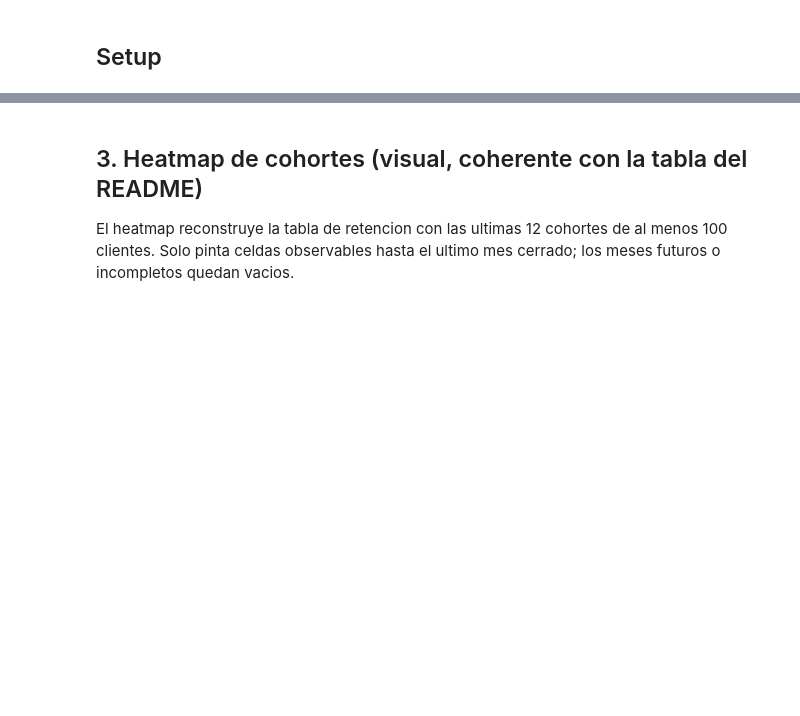
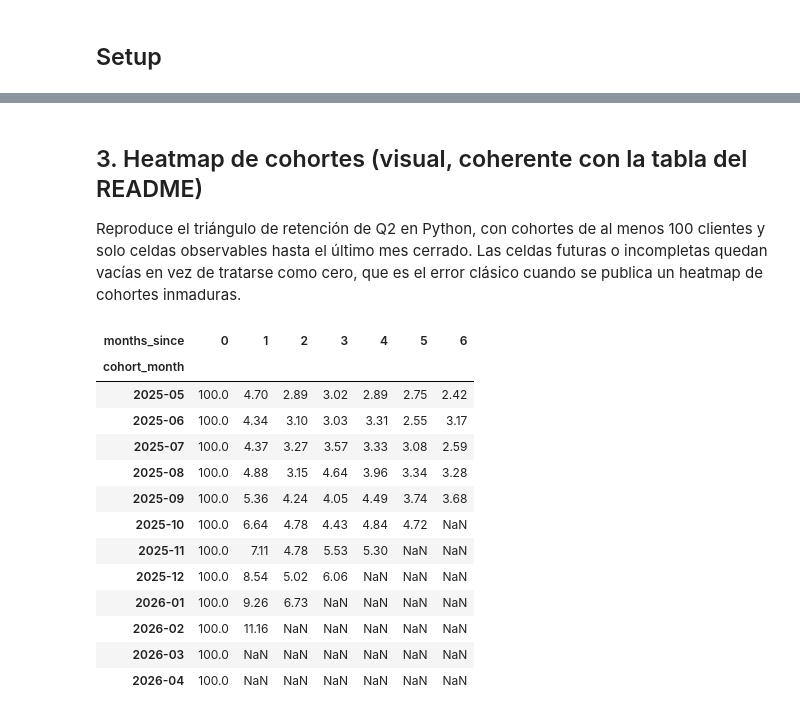
Before and after one commit to rubenstrada/data-analytics-e-commerce, a Jupyter notebook: notebooks/07_validation.ipynb, the cells around one changed output, grey strips where cells are left out. Saved outputs shown, nothing was run; the diff lists cells and outputs as text; code cells hidden in the pictures; blank space fills up the shorter version.

```diff
--- a/notebooks/07_validation.ipynb
+++ b/notebooks/07_validation.ipynb
@@ -187,48 +209,55 @@ print(f"Significativo al 5%: {'si' if p_value < 0.05 else 'no'}")
 # %% [markdown]
 ## 3. Heatmap de cohortes (visual, coherente con la tabla del README)
 
-El heatmap reconstruye la tabla de retencion con las ultimas 12 cohortes de al menos 100 clientes. Solo pinta celdas observables hasta el ultimo mes cerrado; los meses futuros o incompletos quedan vacios.
+Reproduce el triángulo de retención de Q2 en Python, con cohortes de al menos 100 clientes y solo celdas observables hasta el último mes cerrado. Las celdas futuras o incompletas quedan vacías en vez de tratarse como cero, que es el error clásico cuando se publica un heatmap de cohortes inmaduras.
 # %%
 TRIANGLE_QUERY = """
-WITH valid_items AS (
+WITH max_obs AS (
+  SELECT DATE_TRUNC(MAX(DATE(created_at)), MONTH) AS max_month
+  FROM `bigquery-public-data.thelook_ecommerce.order_items`
+  WHERE status NOT IN ('Cancelled','Returned')
+),
+valid_items AS (
   SELECT user_id, DATE_TRUNC(DATE(created_at), MONTH) AS order_month
   FROM `bigquery-public-data.thelook_ecommerce.order_items`
-  WHERE status NOT IN ('Cancelled', 'Returned')
+  WHERE status NOT IN ('Cancelled','Returned')
 ),
-first_order AS (
-  SELECT user_id, MIN(order_month) AS cohort_month
-  FROM valid_items GROUP BY user_id
-),
-cohort_size AS (
-  SELECT cohort_month, COUNT(DISTINCT user_id) AS cohort_users
-  FROM first_order GROUP BY cohort_month
-),
+first_order AS (SELECT user_id, MIN(order_month) AS cohort_month FROM valid_items GROUP BY user_id),
+cohort_size AS (SELECT cohort_month, COUNT(DISTINCT user_id) AS cohort_users FROM first_order GROUP BY cohort_month),
 activity AS (
-  SELECT
-    f.cohort_month,
-    DATE_DIFF(v.order_month, f.cohort_month, MONTH) AS months_since,
-    COUNT(DISTINCT v.user_id) AS retained
-  FROM first_order f
-  JOIN valid_items v USING (user_id)
+  SELECT f.cohort_month,
+         DATE_DIFF(v.order_month, f.cohort_month, MONTH) AS months_since,
+         COUNT(DISTINCT v.user_id) AS retained
+  FROM first_order f JOIN valid_items v USING (user_id)
   WHERE v.order_month >= f.cohort_month
-    AND v.order_month <= @last_complete_month
-    AND f.cohort_month <= @last_complete_month
   GROUP BY f.cohort_month, months_since
 )
-SELECT
-  a.cohort_month,
-  a.months_since,
-  ROUND(a.retained / cs.cohort_users * 100, 2) AS retention_pct
-FROM activity a
-JOIN cohort_size cs USING (cohort_month)
-WHERE a.months_since BETWEEN 0 AND 12
-  AND cs.cohort_users >= 100
+SELECT a.cohort_month, a.months_since,
+       ROUND(a.retained / cs.cohort_users * 100, 2) AS retention_pct,
+       DATE_ADD(a.cohort_month, INTERVAL a.months_since MONTH) < (SELECT max_month FROM max_obs) AS cell_closed
+FROM activity a JOIN cohort_size cs USING (cohort_month)
+WHERE a.months_since BETWEEN 0 AND 6 AND cs.cohort_users >= 100
 ORDER BY a.cohort_month, a.months_since
 """
-
-triangle = client.query(TRIANGLE_QUERY, job_config=query_params).to_dataframe(create_bqstorage_client=False)
-pivot = triangle.pivot(index="cohort_month", columns="months_since", values="retention_pct")
-pivot = pivot.tail(12)
-pivot.index = pd.to_datetime(pivot.index).strftime("%Y-%m")
+triangle = client.query(TRIANGLE_QUERY).to_dataframe()
+# Solo celdas cerradas + M0 (siempre 100%)
+triangle.loc[~triangle['cell_closed'] & (triangle['months_since'] != 0), 'retention_pct'] = np.nan
+pivot = triangle.pivot(index='cohort_month', columns='months_since', values='retention_pct').tail(12)
+pivot.index = pd.to_datetime(pivot.index).strftime('%Y-%m')
 pivot
+# %% [output]
+| months_since | 0 | 1 | 2 | 3 | 4 | 5 | 6 |
+| cohort_month |  |  |  |  |  |  |  |
+| 2025-05 | 100.0 | 4.70 | 2.89 | 3.02 | 2.89 | 2.75 | 2.42 |
+| 2025-06 | 100.0 | 4.34 | 3.10 | 3.03 | 3.31 | 2.55 | 3.17 |
+| 2025-07 | 100.0 | 4.37 | 3.27 | 3.57 | 3.33 | 3.08 | 2.59 |
+| 2025-08 | 100.0 | 4.88 | 3.15 | 4.64 | 3.96 | 3.34 | 3.28 |
+| 2025-09 | 100.0 | 5.36 | 4.24 | 4.05 | 4.49 | 3.74 | 3.68 |
+| 2025-10 | 100.0 | 6.64 | 4.78 | 4.43 | 4.84 | 4.72 | NaN |
+| 2025-11 | 100.0 | 7.11 | 4.78 | 5.53 | 5.30 | NaN | NaN |
+| 2025-12 | 100.0 | 8.54 | 5.02 | 6.06 | NaN | NaN | NaN |
+| 2026-01 | 100.0 | 9.26 | 6.73 | NaN | NaN | NaN | NaN |
+| 2026-02 | 100.0 | 11.16 | NaN | NaN | NaN | NaN | NaN |
+| 2026-03 | 100.0 | NaN | NaN | NaN | NaN | NaN | NaN |
+| 2026-04 | 100.0 | NaN | NaN | NaN | NaN | NaN | NaN |
 # %%
```
Also changed, not shown: parts of 17 cells of this notebook, 1 other file.
